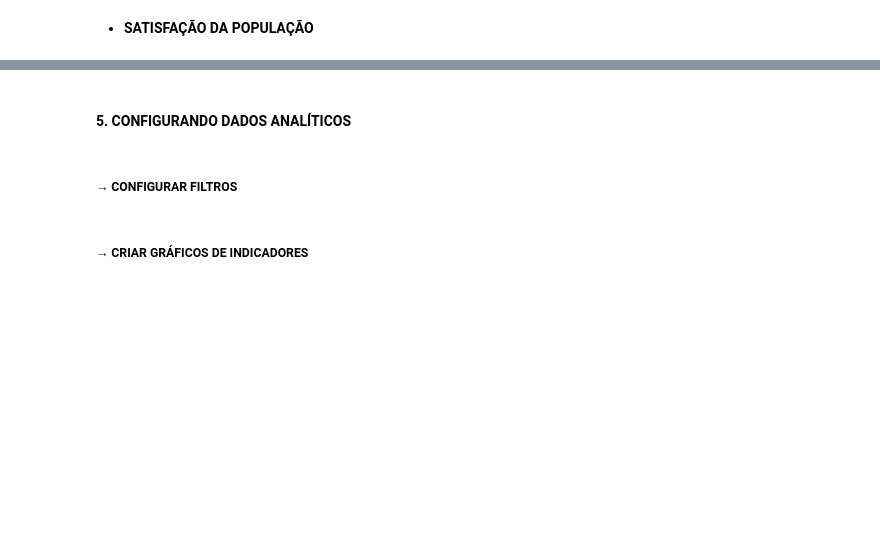
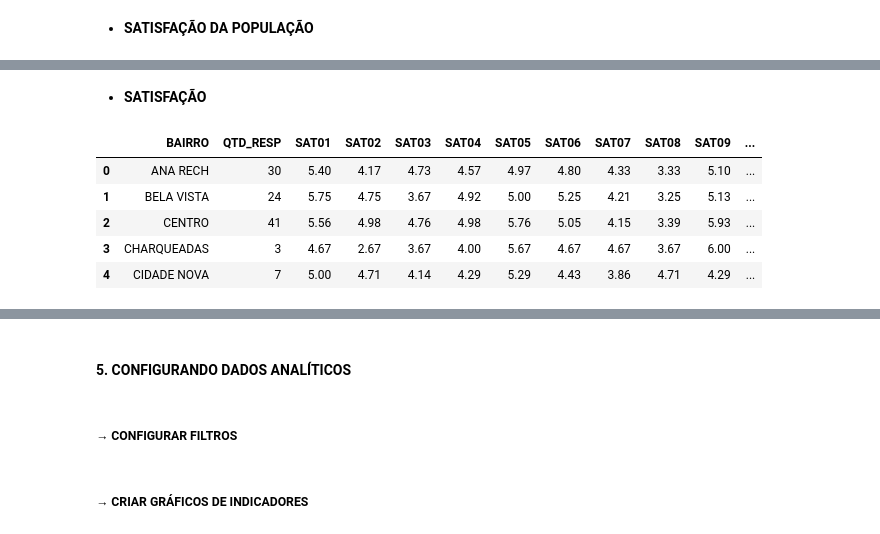
Before and after one commit to diogorosanelli/MATR, a Jupyter notebook: MATR.ipynb, the cells around one changed output, grey strips where cells are left out. Drawn from its saved outputs; the diff is of its cells as text; code cells hidden in the pictures; blank space fills up the shorter version.

```diff
--- a/MATR.ipynb
+++ b/MATR.ipynb
@@ -620,3 +653,25 @@ DF_SATISFACAO_STATS = DF_SATISFACAO.groupby('BAIRRO').agg({
   'Sentimento de confiança nas pessoas': 'mean',
   'Satisfação com tratamento de esgoto': 'mean'
 })
+# %%
+DF_SATISFACAO.rename(
+  columns={
+    'Qtd respostas': 'QTD_RESP',
+    'Satisfação com o bairro': 'SAT01',
+    'Satisfação com a Saúde': 'SAT02',
+    'Prática de atividade física': 'SAT03',
+    'Satisfação financeira': 'SAT04',
+    'Satisfação com atividade comercial': 'SAT05',
+    'Satisfação com qualidade do ar': 'SAT06',
+    'Satisfação com ruído': 'SAT07',
+    'Satisfação com espaços de lazer': 'SAT08',
+    'Satistação com coleta de lixo': 'SAT09',
+    'Satisfação com distância da parada de ônibus': 'SAT10',
+    'Satisfação com qualidade das paradas de ônibus': 'SAT11',
+    'Satisfação com acesso aos locais importantes da cidade': 'SAT12',
+    'Sentimento de segurança': 'SAT13',
+    'Sentimento de confiança nas pessoas': 'SAT14',
+    'Satisfação com tratamento de esgoto': 'SAT15'
+  },
+  inplace=True
+)
@@ -629,0 +706,29 @@ DF_SATISFACAO['BAIRRO'] = DF_SATISFACAO['BAIRRO'].apply(lambda x: unidecode(str(
+# %% [markdown]
++ **SATISFAÇÃO**
+# %%
+DF_SATISFACAO_GRP = DF_SATISFACAO.groupby(['BAIRRO']).agg({
+  'QTD_RESP': 'sum',
+  'SAT01': 'sum',
+  'SAT02': 'sum',
+  'SAT03': 'sum',
+  'SAT04': 'sum',
+  'SAT05': 'sum',
+  'SAT06': 'sum',
+  'SAT07': 'sum',
+  'SAT08': 'sum',
+  'SAT09': 'sum',
+  'SAT10': 'sum',
+  'SAT11': 'sum',
+  'SAT12': 'sum',
+  'SAT13': 'sum',
+  'SAT14': 'sum',
+  'SAT15': 'sum',
+}).reset_index()
+DF_SATISFACAO_GRP.head(5)
+# %% [output]
+|  | BAIRRO | QTD_RESP | SAT01 | SAT02 | SAT03 | SAT04 | SAT05 | SAT06 | SAT07 | SAT08 | SAT09 | ... |
+| 0 | ANA RECH | 30 | 5.40 | 4.17 | 4.73 | 4.57 | 4.97 | 4.80 | 4.33 | 3.33 | 5.10 | ... |
+| 1 | BELA VISTA | 24 | 5.75 | 4.75 | 3.67 | 4.92 | 5.00 | 5.25 | 4.21 | 3.25 | 5.13 | ... |
+| 2 | CENTRO | 41 | 5.56 | 4.98 | 4.76 | 4.98 | 5.76 | 5.05 | 4.15 | 3.39 | 5.93 | ... |
+| 3 | CHARQUEADAS | 3 | 4.67 | 2.67 | 3.67 | 4.00 | 5.67 | 4.67 | 4.67 | 3.67 | 6.00 | ... |
+| 4 | CIDADE NOVA | 7 | 5.00 | 4.71 | 4.14 | 4.29 | 5.29 | 4.43 | 3.86 | 4.71 | 4.29 | ... |
```
Also changed, not shown: parts of 25 cells of this notebook, 1 other file.
